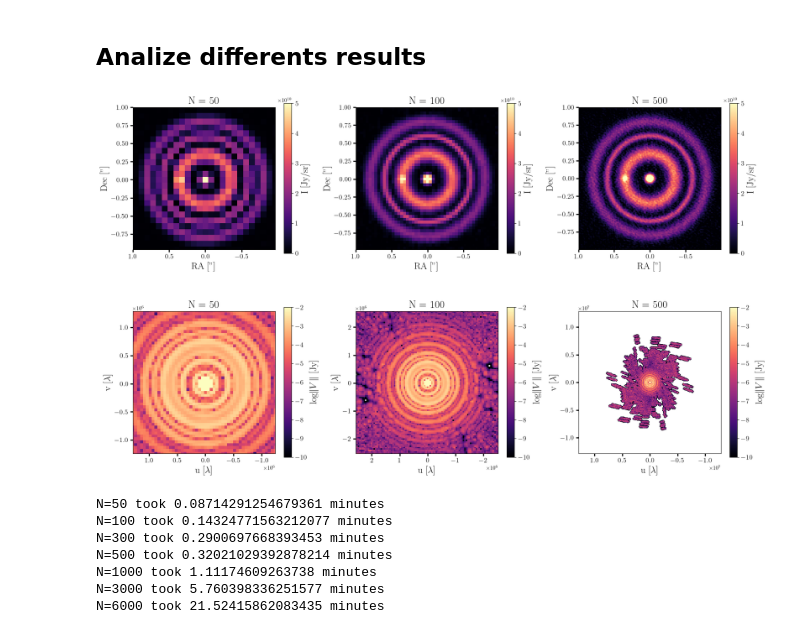
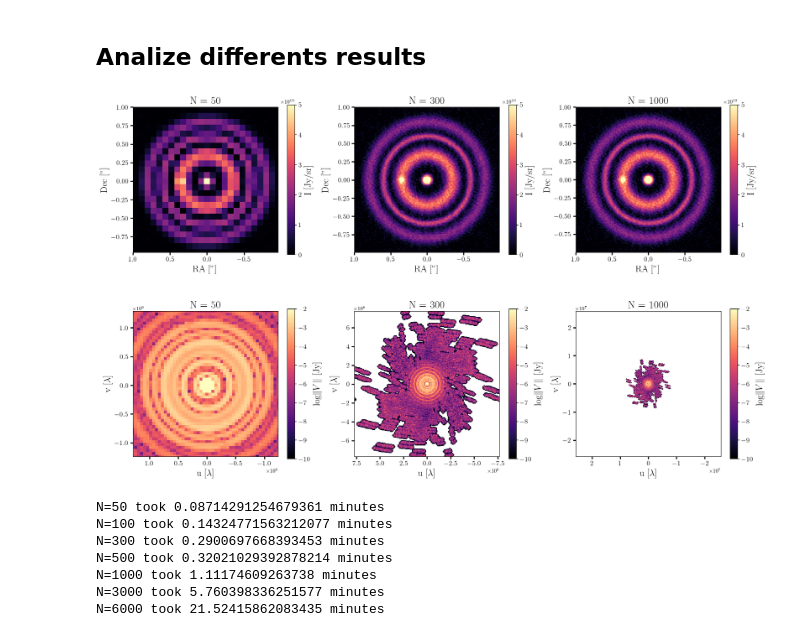
Before and after one commit to mariajmellado/frank2d, a Jupyter notebook: Results/3_SimulatedDisc_Frank2D_differentsN.ipynb, the cells around one changed output. Drawn from its saved outputs; the diff is of its cells as text; code cells hidden in the pictures.

```diff
--- a/Results/3_SimulatedDisc_Frank2D_differentsN.ipynb
+++ b/Results/3_SimulatedDisc_Frank2D_differentsN.ipynb
@@ -60,0 +63,10 @@ frank2d_objects = []
+# %%
+import pickle
+# load objects
+frank2d_objects = []
+import pickle
+dir_ = "./../../data/exp/N/"
+for i in range(len(N)):
+    with open(dir_ + "SimulatedBlob_N_"+str(N[i])+ ".pkl", "rb") as file:
+        frank2d = pickle.load(file)
+        frank2d_objects.append(frank2d)
@@ -228,0 +251,25 @@ plt.grid()
+# %%
+q_max = []
+for i in range(len(N)):
+    q_max.append(np.max(frank2d_objects[i].FT.q))
+
+q_min = []
+for i in range(len(N)):
+    q_min.append(np.min((np.unique(frank2d_objects[i].FT.q)[1:])))
+
+
+plt.figure(figsize=(5,5))
+plt.plot(N, np.array(q_max), marker='x', ls=':', color = 'blue', label='Frankenstein2D $Q_{max}$')
+plt.plot(N, np.array(q_min), marker='x', ls=':', color = 'red', label='Frankenstein2D $Q_{min}$')
+plt.axhline(y= Qmax, color='blue', linestyle='--', label=r'Data $Q_{max}$')
+plt.axhline(y= Qmin, color='r', linestyle='--', label=r'Data $Q_{min}$')
+plt.xlabel( r'$N$', fontsize=14)
+plt.ylabel(r'Baseline [$\lambda$]', fontsize=14)
+plt.tick_params(axis='both', which='major', labelsize=13)
+plt.yscale('log')
+plt.xscale('log')
+plt.ylim(1e4, 1e9)
+plt.xlim(0, 1e4)
+plt.legend(loc='best', fontsize=10)
+plt.grid()
+plt.show()
@@ -231,32 +280,32 @@ plt.grid()
 # %%
 import matplotlib.pyplot as plt
 
-indices_a_plotear = [0, 1, 3]
+indices_a_plotear = [0, 2, 4]
 
 frank2d_seleccionados = [frank2d_objects[i] for i in indices_a_plotear]
 N_seleccionados = [N[i] for i in indices_a_plotear]
 
 num_cols = len(N_seleccionados)
 
 fig, axes = plt.subplots(nrows=2, ncols=num_cols, figsize=(6 * num_cols, 11))
 
 if num_cols == 1:
     axes = axes.reshape(2, 1)
 
 for i in range(num_cols):
     Plot_ = Plot(frank2d_seleccionados[i], geom)
     N_valor = N_seleccionados[i]
 
     Plot_.intensity(ax=axes[0, i], vmax=5e10, gamma=1, zoom=2,
                      title=r' N = ' + str(N_valor), label_size=18)
 
     Plot_.visibility(ax=axes[1, i], fig_size=6,
                       title=r' N = ' + str(N_valor), label_size=18)
 
 plt.tight_layout()
 plt.show()
 # %% [output]
-[figure, old version]
+[figure, new version]
 # %%
 for i in range(len(N)):
     frank2d_objects[i].time = times[i]
```
Also changed, not shown: parts of 8 cells of this notebook, 10 other files.
